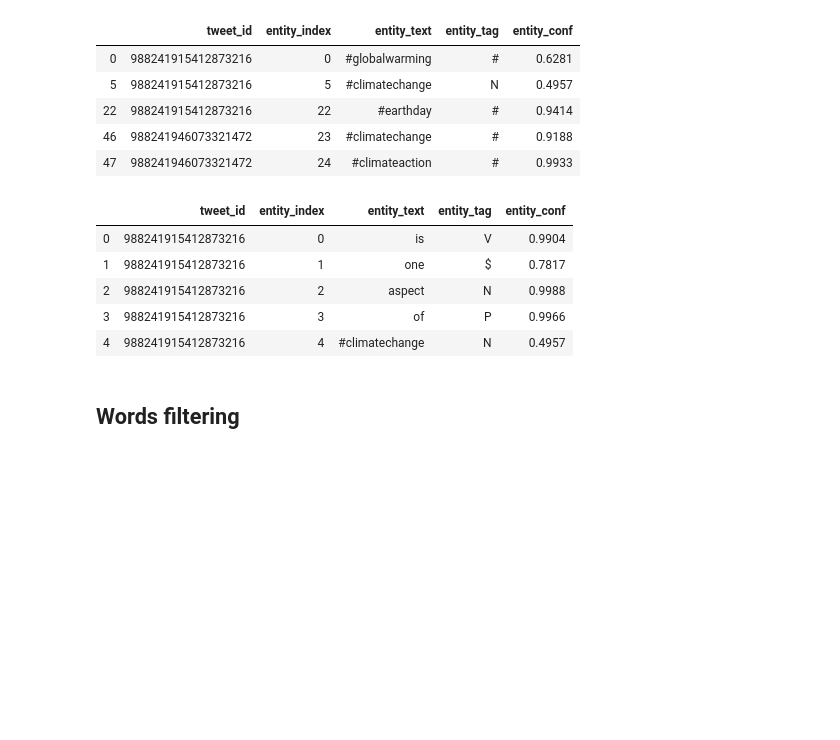
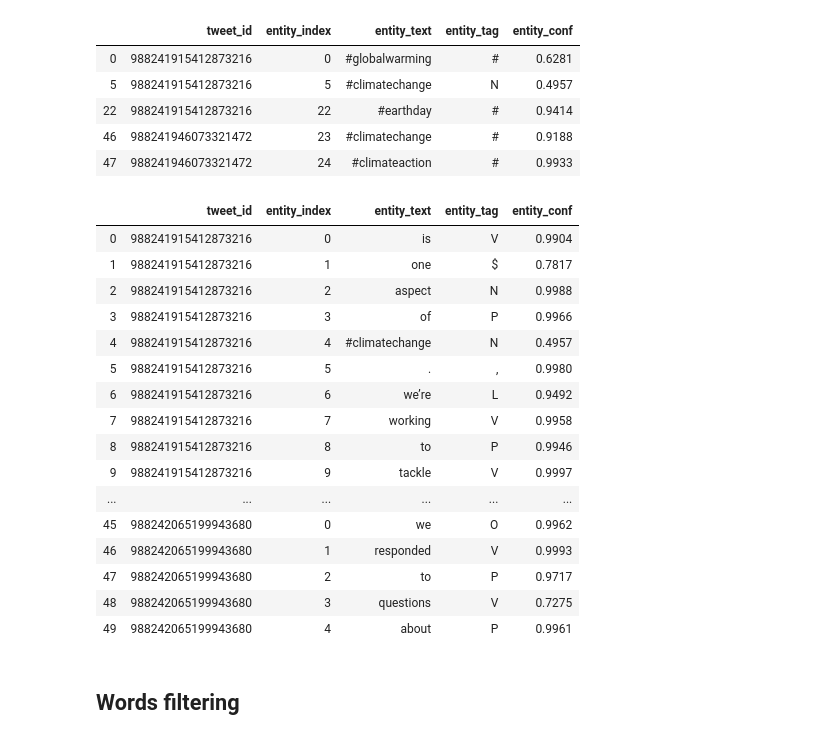
Before and after one commit to Mmiglio/ClimateAction, a Jupyter notebook: extract_entities.ipynb, the cells around one changed output. Cells and saved outputs as stored; diff of their text form; code cells hidden in the pictures; blank space fills up the shorter version.

```diff
--- a/extract_entities.ipynb
+++ b/extract_entities.ipynb
@@ -21,11 +20,11 @@ Once words and hashtags are extracted, they are stored in Pandas DataFrames with
 5. <code> conf </code> : Confidence associated to the POS tag (WORDS ONLY)
 # %%
 # Initialize Tweets class
-tweets = tw.Tweets()
+tweets = Tweets()
 # Fill tweets dataframe
 tweets.from_json('data/db/tweets_climatechange.json')
 # Rename columns
-tweets.df = tweets.df.rename(columns = {'id': 'tweet_id','created_at': 'tweet_date','text': 'tweet_text'})
+tweets.df = tweets.df.rename(columns = {'id': 'tweet_id','created_at': 'tweet_date','text': 'tweet_text'})[:1000]
 tweets.df.head()
 # %% [output]
 |  | tweet_date | tweet_id | tweet_text | hashtags | retweet_count | favorite_count | original_retweet_count | ... |
@@ -55,14 +54,25 @@ hashtags.df.head()
 | 46 | 988241946073321472 | 23 | #climatechange | # | 0.9188 |
 | 47 | 988241946073321472 | 24 | #climateaction | # | 0.9933 |
 # %%
-words.df.head()
+words.df.head(50)
 # %% [output]
 |  | tweet_id | entity_index | entity_text | entity_tag | entity_conf |
 | 0 | 988241915412873216 | 0 | is | V | 0.9904 |
 | 1 | 988241915412873216 | 1 | one | $ | 0.7817 |
 | 2 | 988241915412873216 | 2 | aspect | N | 0.9988 |
 | 3 | 988241915412873216 | 3 | of | P | 0.9966 |
 | 4 | 988241915412873216 | 4 | #climatechange | N | 0.4957 |
+| 5 | 988241915412873216 | 5 | . | , | 0.9980 |
+| 6 | 988241915412873216 | 6 | we’re | L | 0.9492 |
+| 7 | 988241915412873216 | 7 | working | V | 0.9958 |
+| 8 | 988241915412873216 | 8 | to | P | 0.9946 |
+| 9 | 988241915412873216 | 9 | tackle | V | 0.9997 |
+| ... | ... | ... | ... | ... | ... |
+| 45 | 988242065199943680 | 0 | we | O | 0.9962 |
+| 46 | 988242065199943680 | 1 | responded | V | 0.9993 |
+| 47 | 988242065199943680 | 2 | to | P | 0.9717 |
+| 48 | 988242065199943680 | 3 | questions | V | 0.7275 |
+| 49 | 988242065199943680 | 4 | about | P | 0.9961 |
 # %%
 # Save hashtags data
 hashtags.to_json('data/db/hashtags.json')
```
Also changed, not shown: parts of 4 cells of this notebook.
